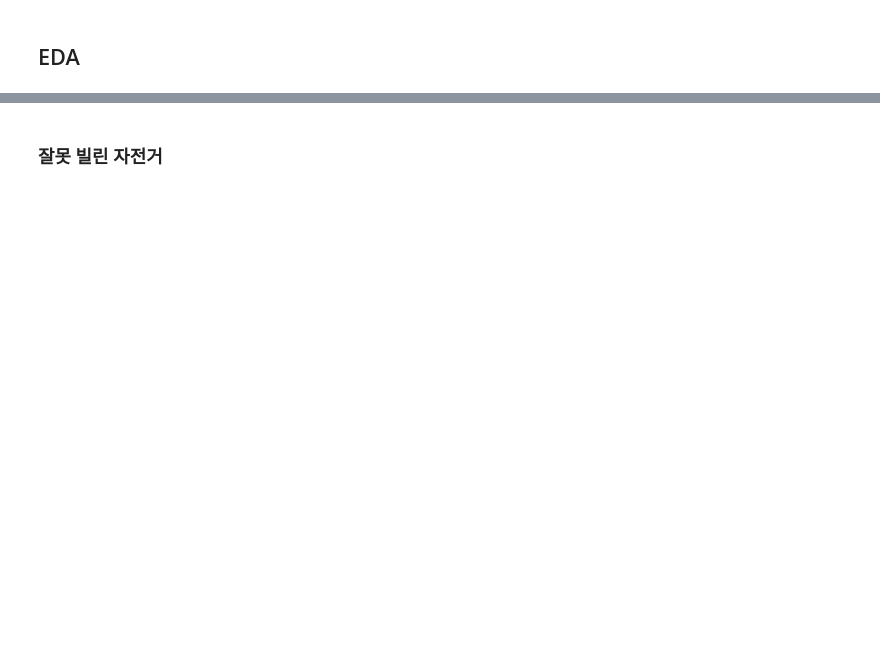
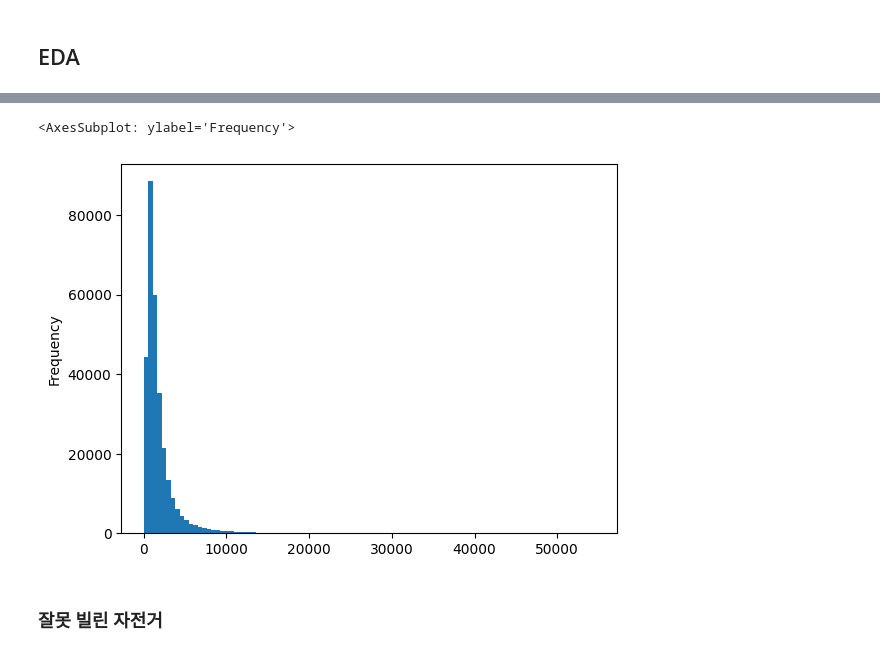
Before and after one commit to SOL1archive/public-bicycle-data-analysis, a Jupyter notebook: eda.ipynb, the cells around one changed output, grey strips where cells are left out. Saved outputs shown, nothing was run; the diff lists cells and outputs as text; code cells hidden in the pictures; blank space fills up the shorter version.

```diff
--- a/eda.ipynb
+++ b/eda.ipynb
@@ -234,3 +248,8 @@ df.head()
+# %%
+df['move_dist'].sample(300000).plot.hist(bins=100)
+# %% [output]
+<AxesSubplot: ylabel='Frequency'>
+[figure, added]
 # %% [markdown]
 ### 잘못 빌린 자전거
 # %%
```
Also changed, not shown: parts of 17 cells of this notebook.
